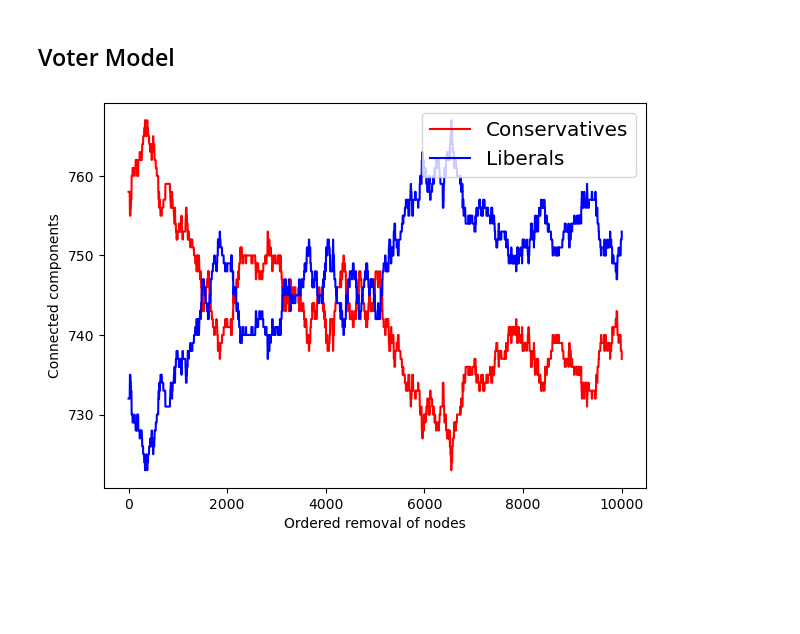
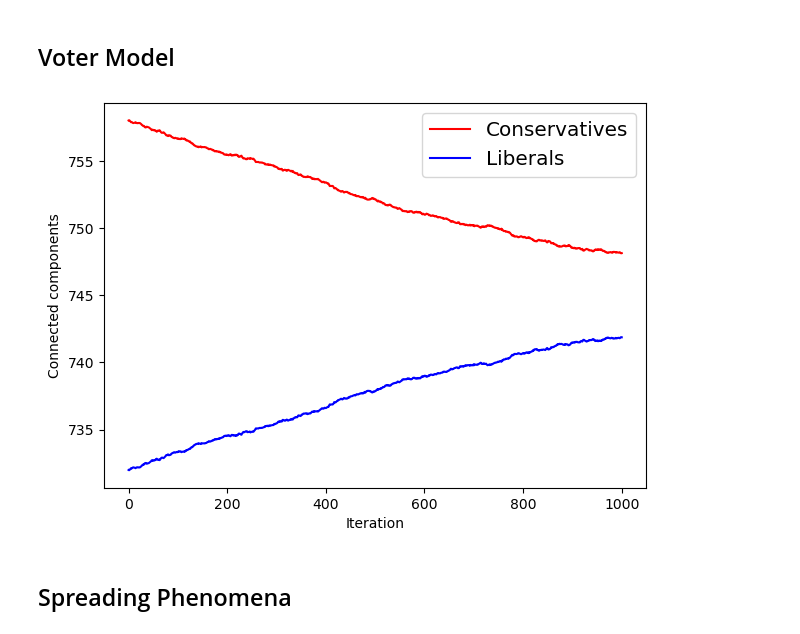
Before and after one commit to EyuelPersonal/complex_networks, a Jupyter notebook: analysis.ipynb, the cells around one changed output. Drawn from its saved outputs; the diff is of its cells as text; code cells hidden in the pictures; blank space fills up the shorter version.

```diff
--- a/analysis.ipynb
+++ b/analysis.ipynb
@@ -488,21 +587,34 @@ big_network = Network(
     name='big_network',
     network=G.copy()
 )
+def run_voter(network, n_steps=1000):
 
-democrats = []
-democrats.append(len([n for n, v in big_network.network.nodes(data=True) if v['value'] == 0]))
+    democrats, conservatives = [], []
+    democrats.append(len([n for n, v in network.network.nodes(data=True) if v['value'] == 1]))
+    conservatives.append(len([n for n, v in network.network.nodes(data=True) if v['value'] == 0]))
 
-conservatives = []
-conservatives.append(len([n for n, v in big_network.network.nodes(data=True) if v['value'] == 1]))
+    big_network.initialize()
 
-big_network.initialize()
+    for i in range(n_steps):
+        big_network.voter()
 
-for i in range(10000):
-    big_network.voter()
+        democrats.append(len([n for n, v in network.next_network.nodes(data = True) if network.next_network.nodes[n]['value'] == 1]))
+        conservatives.append(len([n for n, v in network.next_network.nodes(data = True) if network.next_network.nodes[n]['value'] == 0]))
 
-    democrats.append(len([n for n, v in big_network.next_network.nodes(data=True) if v['value'] == 0]))
-    conservatives.append(len([n for n, v in big_network.next_network.nodes(data=True) if v['value'] == 1]))
+    return democrats, conservatives
+
+
+democrats, conservatives = [], []
+for i in range(100):
+    democrats_m, conservatives_m = run_voter(big_network, n_steps=1000)
+    democrats.append(democrats_m)
+    conservatives.append(conservatives_m)
-# %%
-compare_linecharts(democrats, conservatives, 'Ordered removal of nodes')
-# %% [output]
-[figure, removed]
+# %%
+democrats = np.array(democrats).mean(axis=0)
+conservatives = np.array(conservatives).mean(axis=0)
+# %%
+compare_linecharts(conservatives, democrats, 'Iteration')
+# %% [output]
+[figure, added]
+# %% [markdown]
+## Spreading Phenomena
```
Also changed, not shown: parts of 15 cells of this notebook.
